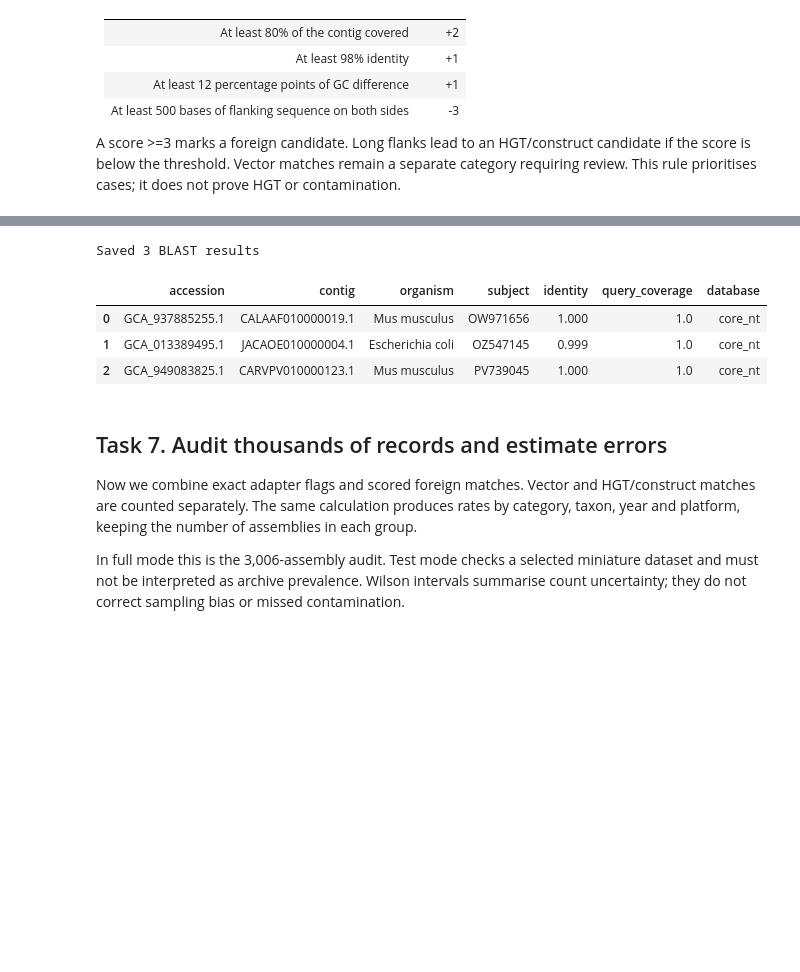
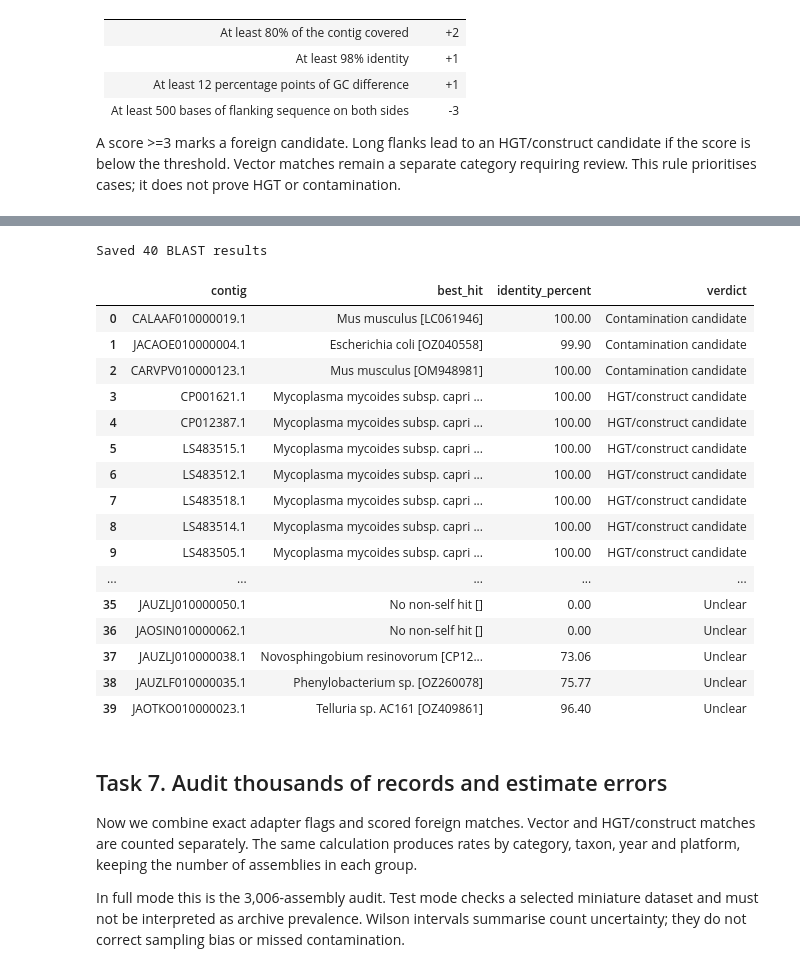
Before and after one commit to kelpopope/BioInf_CSI_Genome, a Jupyter notebook: CSI_Genome_Project07.ipynb, the cells around one changed output, grey strips where cells are left out. Saved outputs shown, nothing was run; the diff lists cells and outputs as text; code cells hidden in the pictures; blank space fills up the shorter version.

```diff
--- a/CSI_Genome_Project07.ipynb
+++ b/CSI_Genome_Project07.ipynb
@@ -641,11 +692,13 @@ def identify_with_blast(out, cache, offline):
                 raise RuntimeError('NCBI did not return a BLAST request ID')
             rid = match.group(1)
             stamp.write_text(json.dumps(dict(rid=rid, query_sha256=digest, database_requested='nt', program='megablast', submitted_utc=time.strftime('%Y-%m-%dT%H:%M:%SZ', time.gmtime())), indent=2))
+        (cache / f'{digest}.fasta').write_text(query)
         print('BLAST request:', rid, flush=True)
         for _ in range(30):
             time.sleep(60)
             status = request(dict(CMD='Get', FORMAT_OBJECT='SearchInfo', RID=rid))
             if 'Status=READY' in status:
+                time.sleep(10)  # NCBI asks for at least 10 s between contacts.
                 data = json.loads(request(dict(CMD='Get', FORMAT_TYPE='JSON2_S', RID=rid)))
                 result.write_text(json.dumps(data))
                 break
@@ -672,18 +725,43 @@ def identify_with_blast(out, cache, offline):
             rows.append(max(best, key=lambda r: r['bitscore']))
         else:
             rows.append(dict(**queries[qid], subject='', organism='No non-self hit', title='', identity=0, query_coverage=0, evalue='', bitscore=0, database=report['search_target'].get('db', ''), query_sha256=digest))
+    assert len(rows) == len(queries) and {r['query'] for r in rows} == set(queries), 'Incomplete BLAST response'
     write_csv(out / 'nt_hits.csv', rows)
     print('Saved', len(rows), 'BLAST results', flush=True)
 # %%
 identify_with_blast(OUT, 'data/blast_cache', offline=MODE == 'test')
 blast_hits = pd.read_csv(OUT / 'nt_hits.csv')
-display(blast_hits[['accession', 'contig', 'organism', 'subject', 'identity', 'query_coverage', 'database']])
+verdicts = {'suspect_contamination': 'Contamination candidate',
+            'HGT_or_construct_candidate': 'HGT/construct candidate', 'uncertain': 'Unclear'}
+blast_hits['verdict'] = blast_hits.panel_status.map(verdicts).fillna('Unclear')
+blast_hits.loc[blast_hits.subject.isna(), 'verdict'] = 'Unclear'
+blast_hits['best_hit'] = blast_hits.organism.fillna('No non-self hit') + ' [' + blast_hits.subject.fillna('') + ']'
+blast_hits.to_csv(OUT / 'nt_hits.csv', index=False)
+blast_table = blast_hits[['contig', 'best_hit', 'identity', 'verdict']].copy()
+blast_table['identity_percent'] = (100 * blast_table.pop('identity')).round(2)
+blast_table = blast_table[['contig', 'best_hit', 'identity_percent', 'verdict']]
+blast_table.to_csv(OUT / 'blast_summary.csv', index=False)
+with pd.option_context('display.max_rows', 50, 'display.max_colwidth', 80):
+    display(blast_table)
 # %% [output]
-Saved 3 BLAST results
+Saved 40 BLAST results
-|  | accession | contig | organism | subject | identity | query_coverage | database |
-| 0 | GCA_937885255.1 | CALAAF010000019.1 | Mus musculus | OW971656 | 1.000 | 1.0 | core_nt |
-| 1 | GCA_013389495.1 | JACAOE010000004.1 | Escherichia coli | OZ547145 | 0.999 | 1.0 | core_nt |
-| 2 | GCA_949083825.1 | CARVPV010000123.1 | Mus musculus | PV739045 | 1.000 | 1.0 | core_nt |
+|  | contig | best_hit | identity_percent | verdict |
+| 0 | CALAAF010000019.1 | Mus musculus [LC061946] | 100.00 | Contamination candidate |
+| 1 | JACAOE010000004.1 | Escherichia coli [OZ040558] | 99.90 | Contamination candidate |
+| 2 | CARVPV010000123.1 | Mus musculus [OM948981] | 100.00 | Contamination candidate |
+| 3 | CP001621.1 | Mycoplasma mycoides subsp. capri ... | 100.00 | HGT/construct candidate |
+| 4 | CP012387.1 | Mycoplasma mycoides subsp. capri ... | 100.00 | HGT/construct candidate |
+| 5 | LS483515.1 | Mycoplasma mycoides subsp. capri ... | 100.00 | HGT/construct candidate |
+| 6 | LS483512.1 | Mycoplasma mycoides subsp. capri ... | 100.00 | HGT/construct candidate |
+| 7 | LS483518.1 | Mycoplasma mycoides subsp. capri ... | 100.00 | HGT/construct candidate |
+| 8 | LS483514.1 | Mycoplasma mycoides subsp. capri ... | 100.00 | HGT/construct candidate |
+| 9 | LS483505.1 | Mycoplasma mycoides subsp. capri ... | 100.00 | HGT/construct candidate |
+| ... | ... | ... | ... | ... |
+| 35 | JAUZLJ010000050.1 | No non-self hit [] | 0.00 | Unclear |
+| 36 | JAOSIN010000062.1 | No non-self hit [] | 0.00 | Unclear |
+| 37 | JAUZLJ010000038.1 | Novosphingobium resinovorum [CP12... | 73.06 | Unclear |
+| 38 | JAUZLF010000035.1 | Phenylobacterium sp. [OZ260078] | 75.77 | Unclear |
+| 39 | JAOTKO010000023.1 | Telluria sp. AC161 [OZ409861] | 96.40 | Unclear |
 # %% [markdown]
 ## Task 7. Audit thousands of records and estimate errors
 
```
Also changed, not shown: parts of 8 cells of this notebook, 16 other files.
